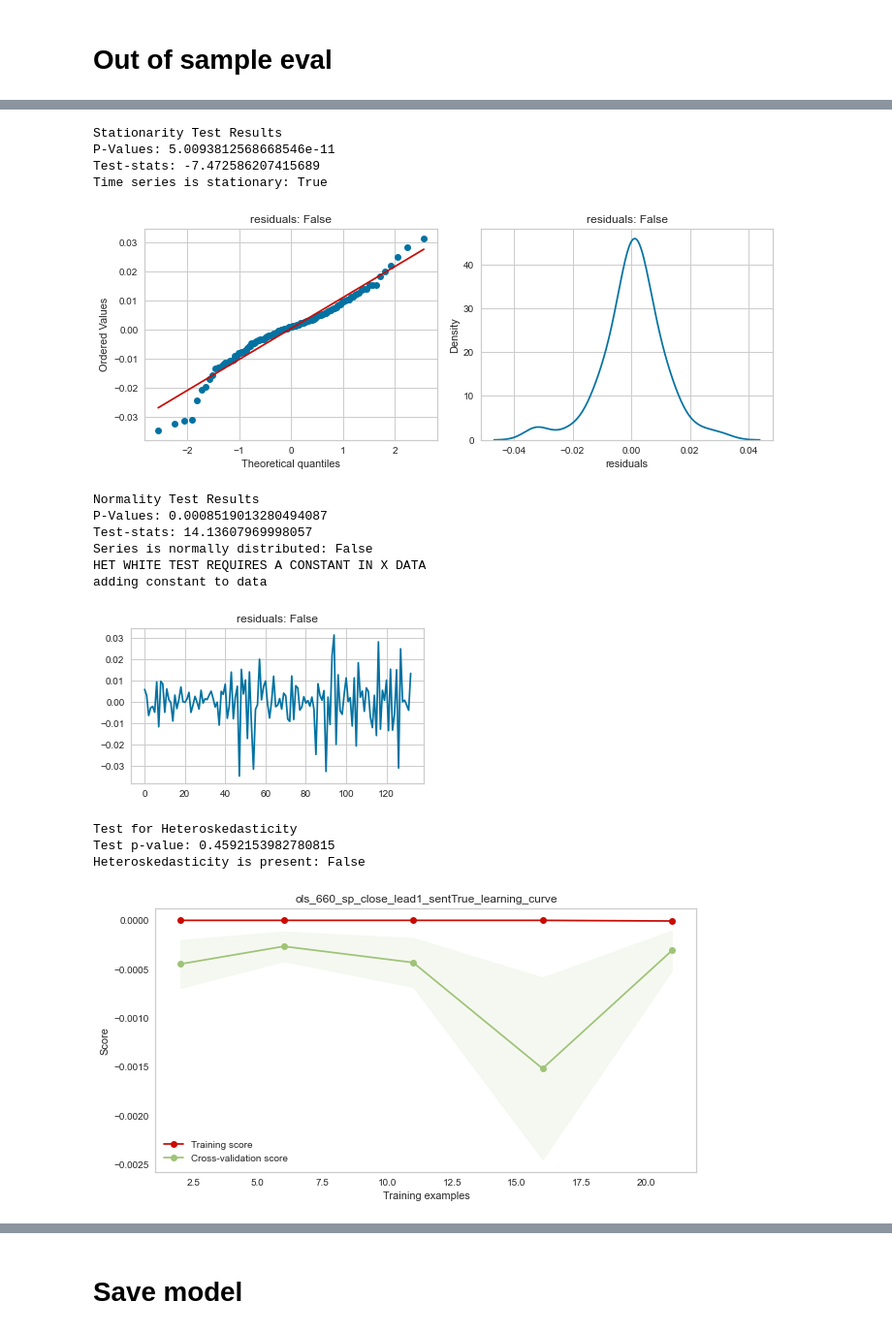
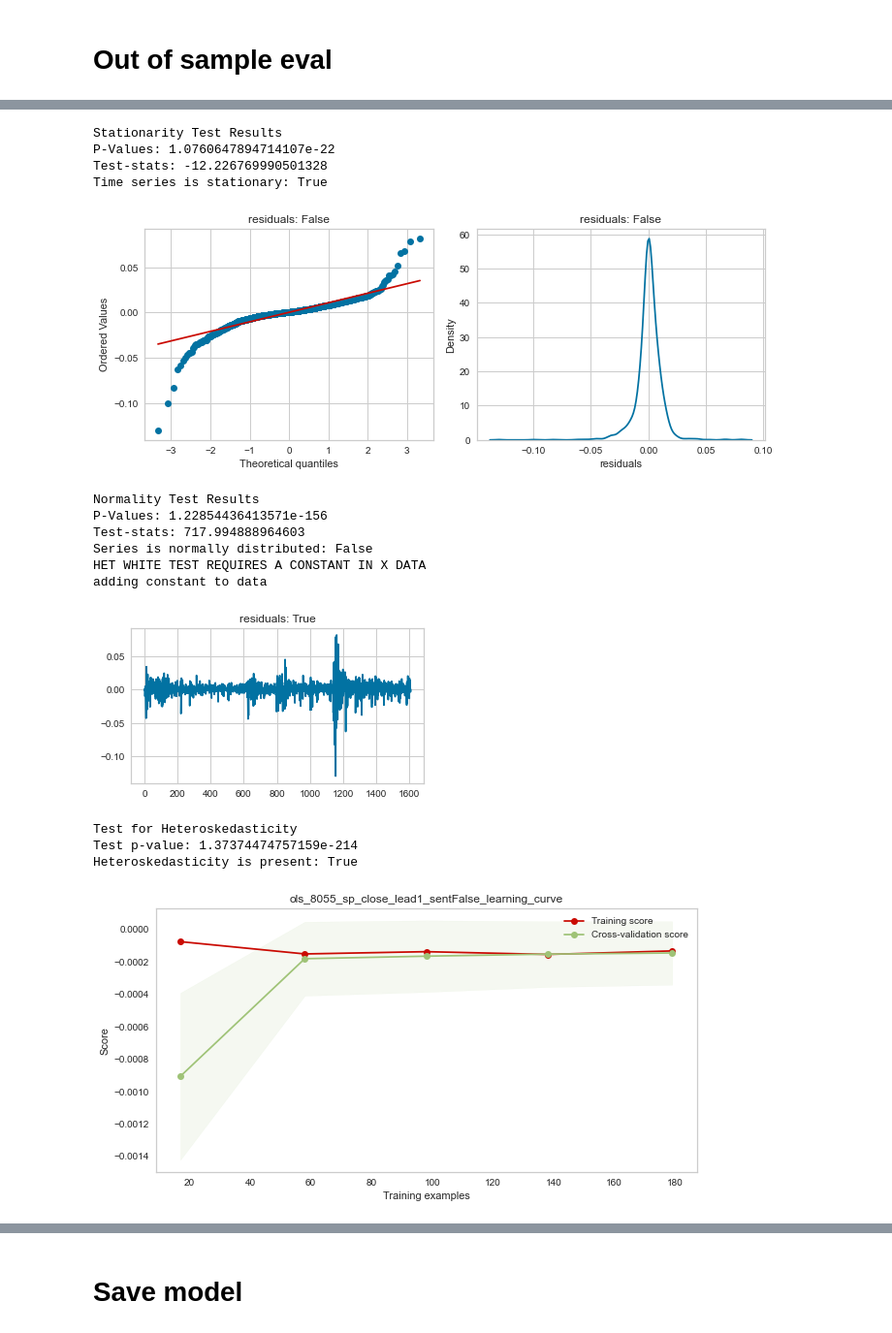
Before and after one commit to lukasgrahl/bachelor, a Jupyter notebook: notebooks/3.1-ols_model.ipynb, the cells around one changed output, grey strips where cells are left out. Shown: that part at 97% size. Drawn from its saved outputs; the diff is of its cells as text; code cells hidden in the pictures.

Commit message:
adjusted for training daily returns excl sent, TRAINIG STATE 2

```diff
--- a/notebooks/3.1-ols_model.ipynb
+++ b/notebooks/3.1-ols_model.ipynb
@@ -20,12 +20,16 @@ from src.src import *
 # %%
 # Load data
 model_type = "ols"
-data_len = 660 # 440, 660, 760, 1560
-is_sent = True
+data_len = 8055 # 440, 660, 760, 1560
+is_sent = False
+week_day = 'daily'
 predicted = "sp_close_lead1"
 
-df_w = load_data(file_name=f"df_weekly_{data_len}.csv", file_path=WORK_DATA_DIR)
-data_dict = load_data(file_name=f"dict_weekly_{data_len}.pkl", file_path=WORK_DATA_DIR)
+df_w = load_data(file_name=f"df_{week_day}_{data_len}.csv", file_path=WORK_DATA_DIR)
+data_dict = load_data(file_name=f"dict_{week_day}_{data_len}.pkl", file_path=WORK_DATA_DIR)
+
+if week_day == 'daily':
+    assert is_sent is False, 'Treating non sentiment data'
 # %%
 data_dict["model_features"].update(predicted=predicted)
 data_dict["model_metrics"].update(model_type=model_type)
@@ -38,25 +42,25 @@ data_dict["model_metrics"].update(model_name=f"{model_type}_{data_len}_{data_dic
 # select model features
 cols = [item for item in data_dict["data"]["relevant_cols"] if "lead" not in item]
 cols = [
-    'vixo',
-     'naaim_ind',
-     'naaim_max',
-     'naaim_q1',
+    # 'vixo',
+     # 'naaim_ind',
+     # 'naaim_max',
+     # 'naaim_q1',
      'ff_M_RF',
      'ff_SMB',
      'ff_HML',
      'ff_RMW',
      'ff_CMA',
-     'termspread',
-     'pc_ratio',
+     # 'termspread',
+     # 'pc_ratio',
      # 'fears35',
-     'aaii_Bullish',
-     'aaii_Bearish',
-     'aaii_Neutral',
+     # 'aaii_Bullish',
+     # 'aaii_Bearish',
+     # 'aaii_Neutral',
      'sp_close',
      'sp_close_lag1',
      'sp_close_lag2',
-     # 'sp_close_lag3',
+     'sp_close_lag3',
      # 'sp_close_lag4',
      # 'sp_close_lag5',
      # 'sp_close_lag6',
@@ -98,9 +93,9 @@ df_cross_corr(df_ws,
 # Multicolinerarity
 # %%
 # # orthogonalise
-df_ws = orthogonalise_vars(df_ws, X="vixo", y="sp_close", show_fig=False)
+df_ws = orthogonalise_vars(df_ws, X="sp_close", y="ff_M_RF", show_fig=False)
 # df_ws = orthogonalise_vars(df_ws, X="sp_close", y="sp_close_lag1", show_fig=False)
-df_ws = orthogonalise_vars(df_ws, X="sp_close", y="sp_close_lag2", show_fig=False)
+# df_ws = orthogonalise_vars(df_ws, X="sp_close", y="sp_close_lag2", show_fig=False)
 # df_ws = orthogonalise_vars(df_ws, X="sp_close_lag1", y="sp_close_lag2", show_fig=False)
 # %%
 # only rely on correlation not vif
@@ -218,7 +211,7 @@ stat, norm, hetero = mval.analyse_resids()
 fig_lcurve = mval.sm_learning_curve(f"{data_dict['model_metrics']['model_name']}_learning_curve", n_splits=8)
 fig_prices = mval.plot_results_on_price_scale(df_w,
                                               df_ws,
-                                              sp_true_vals=data_dict["data"]["sp_true_vals"])
+                                              sp_true_vals=data_dict["data"]["sp_true_vals"], show_pred_only=True)
 
 # update dict
 # residuals
@@ -241,16 +235,16 @@ R2: 0.6475414298
 Stationarity Test Results
-P-Values: 5.0093812568668546e-11
-Test-stats: -7.472586207415689
+P-Values: 1.0760647894714107e-22
+Test-stats: -12.226769990501328
 Time series is stationary: True
-[figure, old version]
+[figure, new version]
 Normality Test Results
-P-Values: 0.0008519013280494087
-Test-stats: 14.13607969998057
+P-Values: 1.22854436413571e-156
+Test-stats: 717.994888964603
 Series is normally distributed: False
 HET WHITE TEST REQUIRES A CONSTANT IN X DATA
 adding constant to data
-[figure, old version]
+[figure, new version]
 Test for Heteroskedasticity
-Test p-value: 0.4592153982780815
-Heteroskedasticity is present: False
+Test p-value: 1.37374474757159e-214
+Heteroskedasticity is present: True
-[figure, old version]
+[figure, new version]
```
Also changed, not shown: parts of 9 cells of this notebook, 8 other files.
